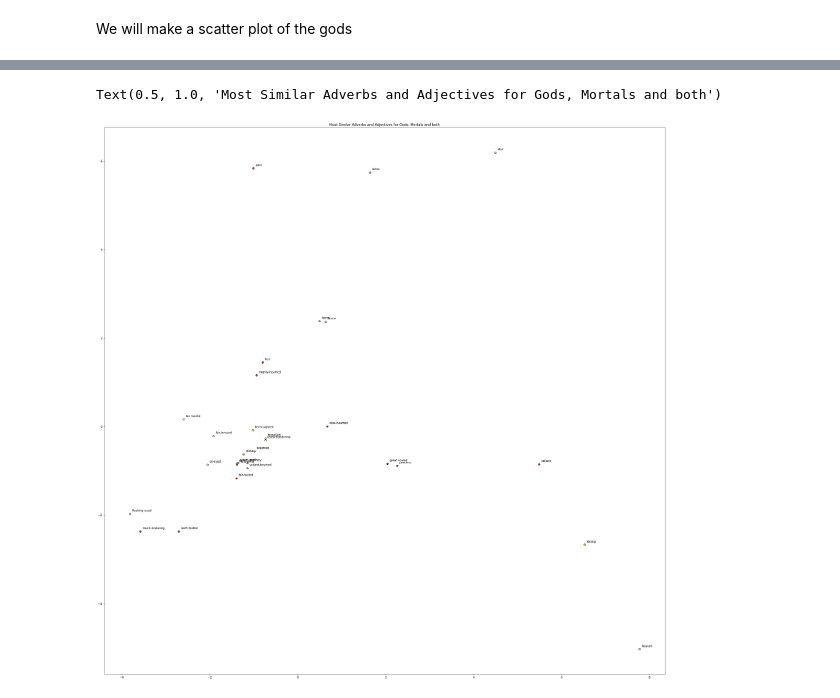
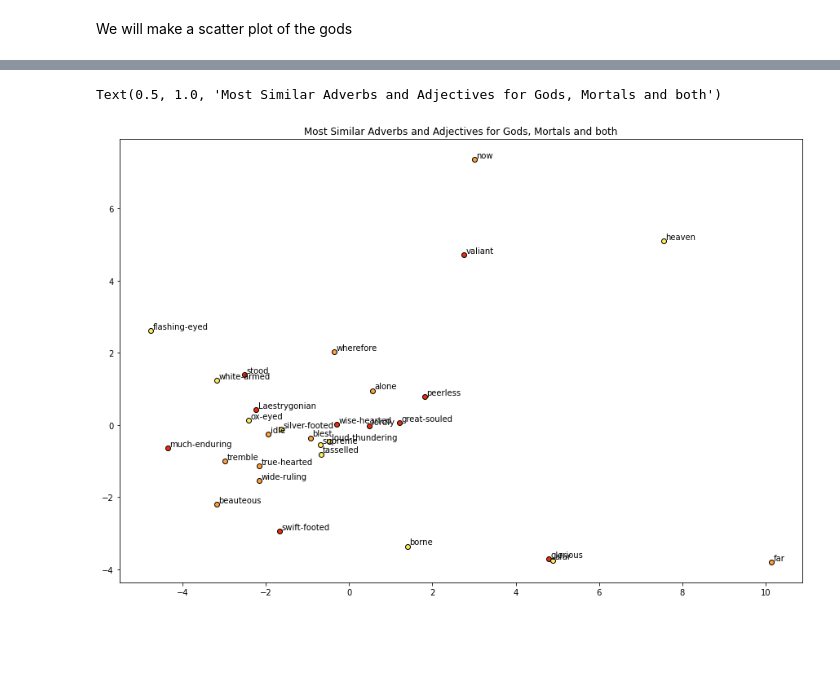
Before and after one commit to RianneAr/Text_Mining_Project, a Jupyter notebook: Greek Mythology Project Code File.ipynb, the cells around one changed output, grey strips where cells are left out. Cells and saved outputs as stored; diff of their text form; code cells hidden in the pictures; blank space fills up the shorter version.

```diff
--- a/Greek Mythology Project Code File.ipynb
+++ b/Greek Mythology Project Code File.ipynb
@@ -690,7 +708,7 @@ def display_pca_scatterplot(model, color, words=None, sample=0):
     # do PCA on the selected embeddings
     twodim = PCA().fit_transform(word_vectors)[:,:2]
 
-    plt.figure(figsize=(25,15))
+    plt.figure(figsize=(15,10))
     plt.scatter(twodim[:,0], twodim[:,1], edgecolors='k', c=color)
     for word, (x,y) in zip(words, twodim):
         plt.text(x+0.05, y+0.05, word)
@@ -717,32 +735,32 @@ Text(0.5, 1.0, 'Most Similar Adverbs and Adjectives for Gods and mortals')
 # %%
 # plot with all of them
-plt.figure(figsize=(35,35))
+plt.figure(figsize=(15,10))
 def display_pca_scatterplot(model, color, words=None, sample=0):
     if words == None:
         if sample > 0:
             words = np.random.choice(list(model.vocab.keys()), sample)
         else:
             words = [ word for word in model.vocab ]
 
     word_vectors = np.array([model[w] for w in words])
 
     # do PCA on the selected embeddings
     twodim = PCA().fit_transform(word_vectors)[:,:2]
 
     plt.scatter(twodim[:,0], twodim[:,1], edgecolors='k', c=color)
     for word, (x,y) in zip(words, twodim):
         plt.text(x+0.05, y+0.05, word)
 
 display_pca_scatterplot(model.wv, '#EF2C0C',
                         [x[0] for x in similarm[:10]])
 
 display_pca_scatterplot(model.wv, '#FFEC59',
                         [x[0] for x in similarg[:10]])
 
 display_pca_scatterplot(model.wv, '#FFA23A',
                         similarGM[:10])
 
 plt.title("Most Similar Adverbs and Adjectives for Gods, Mortals and both")
 # %% [output]
 Text(0.5, 1.0, 'Most Similar Adverbs and Adjectives for Gods, Mortals and both')
-[figure, old version]
+[figure, new version]
```
Also changed, not shown: parts of 5 cells of this notebook.
